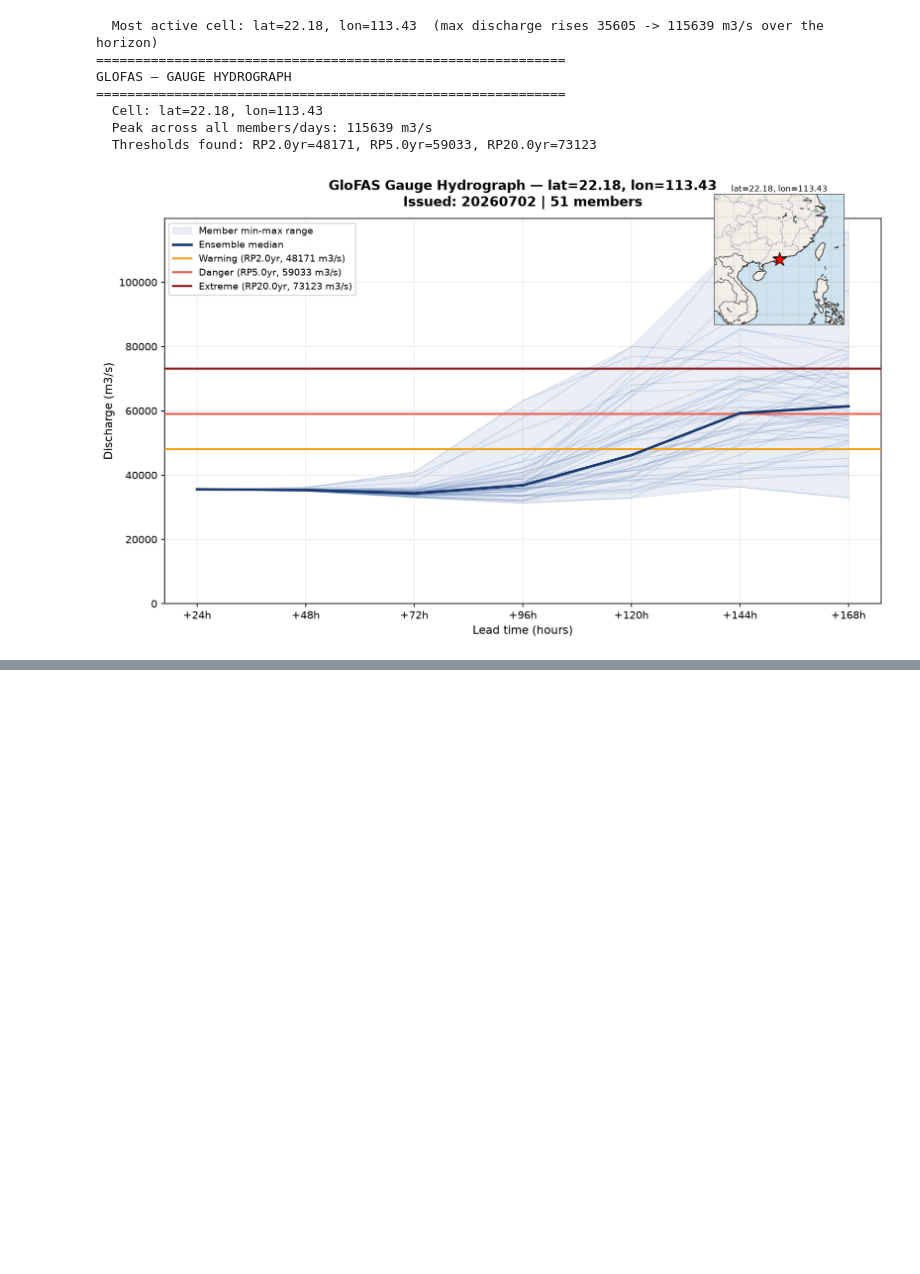
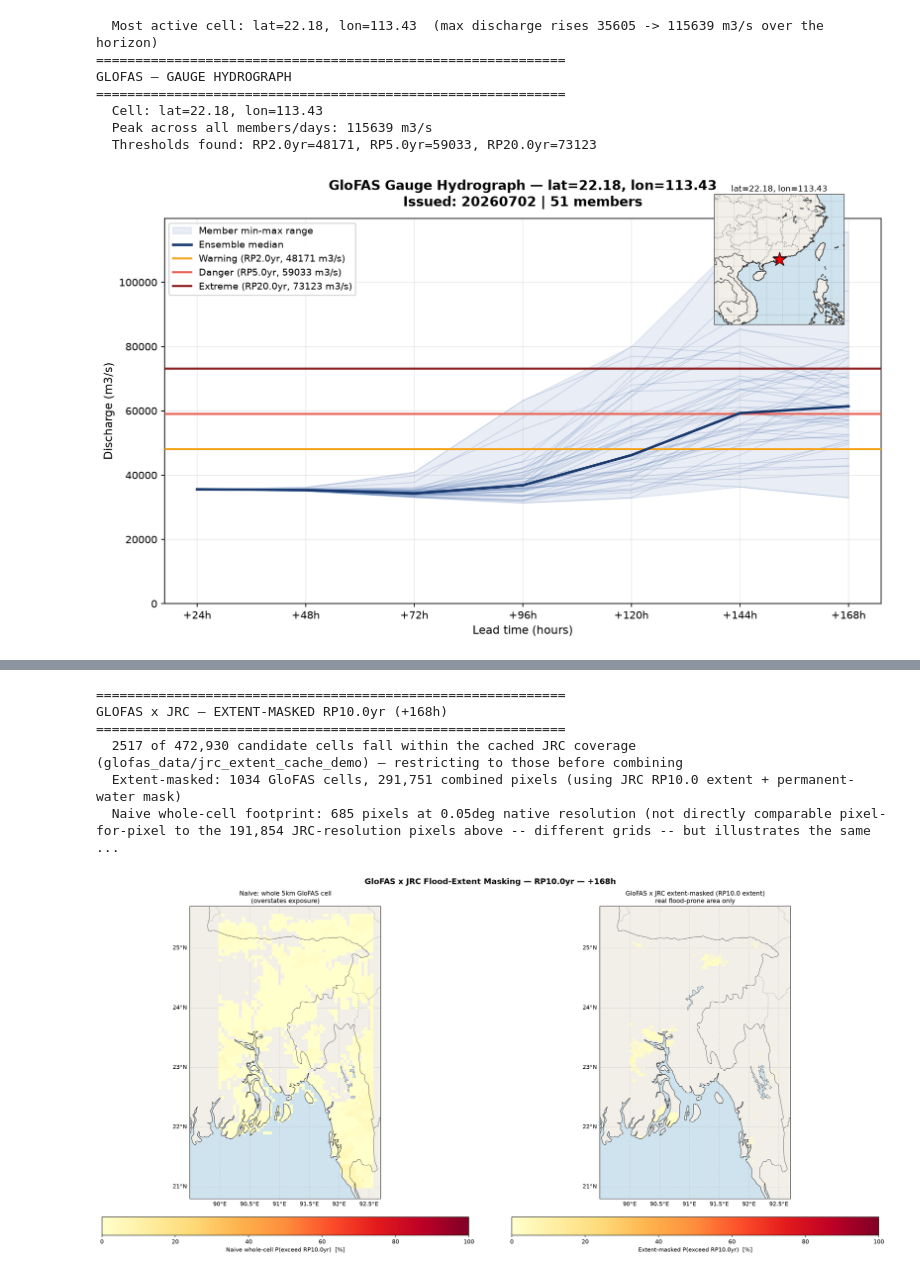
Before and after one commit to unicef-drp/TC-ECMWF-Forecast-Pipeline, a Jupyter notebook: pipeline_demonstration_glofas.ipynb, the cells around one changed output, grey strips where cells are left out. Cells and saved outputs as stored; diff of their text form; code cells hidden in the pictures; blank space fills up the shorter version.

Commit message:
add jrc historical flood extent matching for glofas pipeline

```diff
--- a/pipeline_demonstration_glofas.ipynb
+++ b/pipeline_demonstration_glofas.ipynb
@@ -44,12 +44,12 @@ from visualization import (
 SELECTED_DATE = "2026-07-02"   # "YYYY-MM-DD"
 
 # ── Threshold source ─────────────────────────────────────────────────────────
-# 'local' avoids needing Snowflake credentials for this demo — requires the RP
+# 'local' avoids needing Snowflake credentials for this demo, requires the RP
 # threshold files already cached locally (setup_glofas_thresholds.py --local-only).
 # In production this defaults to 'snowflake' even when DATA_PIPELINE_DB=LOCAL,
 # since thresholds are static reference files cached independently of storage mode.
 THRESHOLD_SOURCE = "local"
-THRESHOLD_LOCAL_DIR = "glofas_thresholds"
+THRESHOLD_LOCAL_DIR = "glofas_data/thresholds_cache"
 
 # ── Visualization settings ───────────────────────────────────────────────────
 GLOFAS_STEP_H = 72          # lead hour for ensemble mean / exceedance maps (24-168)
@@ -68,7 +68,8 @@ Target: 2026-07-02
 Downloads the ensemble (50 members) and control (1 member) forecasts, applies the sparse RP2yr filter, and builds the Zarr.
 # %%
 d = SELECTED_DATE.replace('-', '')
-zarr_path = GLOFAS_DIR / f"river_{d}.zarr.zip"
+# Nested under a {date}/ subfolder (not flat in GLOFAS_DIR)
+zarr_path = GLOFAS_DIR / d / f"river_{d}.zarr.zip"
 
 if zarr_path.exists():
     print(f"Found existing file — skipping download.")
@@ -247,0 +237,16 @@ GLOFAS — GAUGE HYDROGRAPH
+# %%
+# ── JRC cache ─────────────────────────────────────────────────────────────
+# just for a small demo version
+JRC_LOCAL_DIR = "glofas_data/jrc_extent_cache_demo"
+
+jrc_dir = Path(JRC_LOCAL_DIR)
+required = ["jrc_rp10.tif", "jrc_rp20.tif", "jrc_rp50.tif", "jrc_rp100.tif", "jrc_permanent_water.tif"]
+missing = [f for f in required if not (jrc_dir / f).exists()]
+if missing:
+    print(f"Missing from {JRC_LOCAL_DIR}: {missing}")
+    print(f"Run: python3 setup_jrc_extents.py --local-only {JRC_LOCAL_DIR} --bbox <west> <south> <east> <north>")
+else:
+    print(f"JRC cache found in {JRC_LOCAL_DIR}: {required}")
+    is_demo = (jrc_dir / "README_DEMO_ONLY.txt").exists()
+    if is_demo:
+        print("NOTE: this is the Bangladesh-only DEMO cache")
@@ -247,0 +260,20 @@ GLOFAS — GAUGE HYDROGRAPH
+# %%
+from visualization import show_glofas_extent_mask
+
+# lon_min, lon_max, lat_min, lat_max, matches the demo JRC cache's own coverage
+BGD_BOUNDS = (89.5, 92.7, 20.8, 25.7)
+
+EXTENT_RP = "10.0"   # RP10 is the loosest tier JRC has a real map
+
+EXTENT_STEP_H = 168
+
+show_glofas_extent_mask(zarr_path, jrc_local_dir=JRC_LOCAL_DIR, rp=EXTENT_RP,
+                        step_h=EXTENT_STEP_H, bounds=BGD_BOUNDS)
+# %% [output]
+============================================================
+GLOFAS x JRC — EXTENT-MASKED RP10.0yr (+168h)
+============================================================
+  2517 of 472,930 candidate cells fall within the cached JRC coverage (glofas_data/jrc_extent_cache_demo) — restricting to those before combining
+  Extent-masked: 1034 GloFAS cells, 291,751 combined pixels (using JRC RP10.0 extent + permanent-water mask)
+  Naive whole-cell footprint: 685 pixels at 0.05deg native resolution (not directly comparable pixel-for-pixel to the 191,854 JRC-resolution pixels above -- different grids -- but illustrates the same ...
+[figure, added]
```
Also changed, not shown: parts of 9 cells of this notebook, 17 other files.
